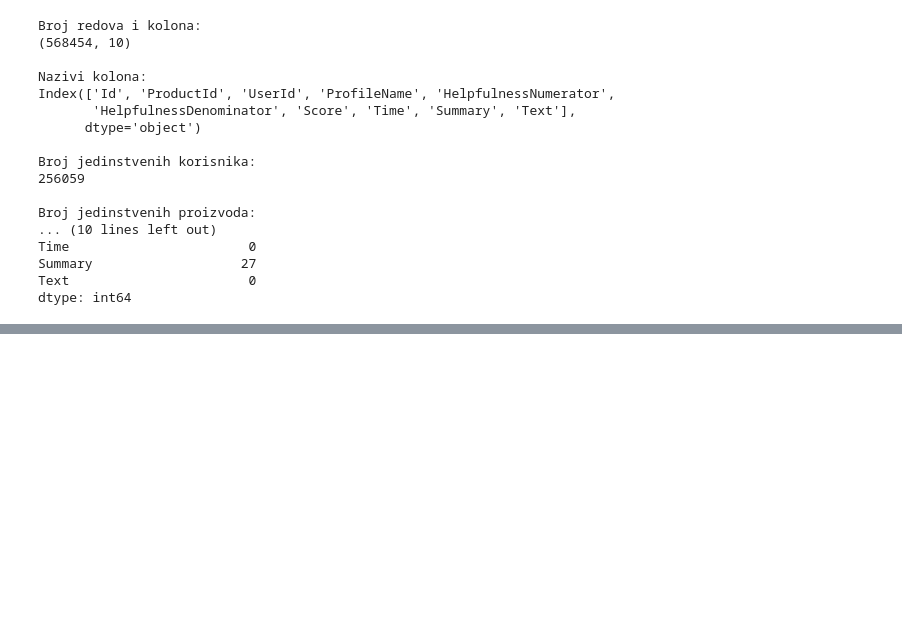
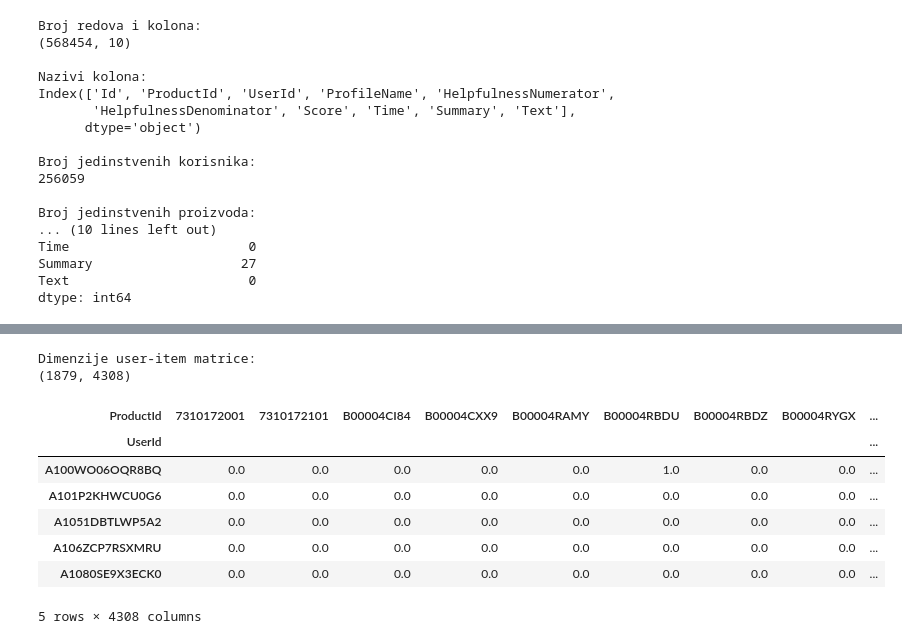
Before and after one commit to branka2004/preporuka_proizvoda_u_elektronskoj_trgovini, a Jupyter notebook: preporuka_proizvoda_autoencoder.ipynb, the cells around one changed output, grey strips where cells are left out. Saved outputs shown, nothing was run; the diff lists cells and outputs as text; code cells hidden in the pictures; blank space fills up the shorter version.

```diff
--- a/preporuka_proizvoda_autoencoder.ipynb
+++ b/preporuka_proizvoda_autoencoder.ipynb
@@ -118,0 +197,27 @@ dtype: int64
+# %%
+# Kreiranje user-item matrice
+
+user_item_matrix = filtered_df.pivot_table(
+    index='UserId',
+    columns='ProductId',
+    values='Score'
+)
+
+# Popunjavanje nedostajućih vrednosti nulama
+user_item_matrix = user_item_matrix.fillna(0)
+
+print("Dimenzije user-item matrice:")
+print(user_item_matrix.shape)
+
+user_item_matrix.head()
+# %% [output]
+Dimenzije user-item matrice:
+(1879, 4308)
+| ProductId | 7310172001 | 7310172101 | B00004CI84 | B00004CXX9 | B00004RAMY | B00004RBDU | B00004RBDZ | B00004RYGX | ... |
+| UserId |  |  |  |  |  |  |  |  | ... |
+| A100WO06OQR8BQ | 0.0 | 0.0 | 0.0 | 0.0 | 0.0 | 1.0 | 0.0 | 0.0 | ... |
+| A101P2KHWCU0G6 | 0.0 | 0.0 | 0.0 | 0.0 | 0.0 | 0.0 | 0.0 | 0.0 | ... |
+| A1051DBTLWP5A2 | 0.0 | 0.0 | 0.0 | 0.0 | 0.0 | 0.0 | 0.0 | 0.0 | ... |
+| A106ZCP7RSXMRU | 0.0 | 0.0 | 0.0 | 0.0 | 0.0 | 0.0 | 0.0 | 0.0 | ... |
+| A1080SE9X3ECK0 | 0.0 | 0.0 | 0.0 | 0.0 | 0.0 | 0.0 | 0.0 | 0.0 | ... |
+5 rows × 4308 columns
```
Also changed, not shown: parts of 14 cells of this notebook.
